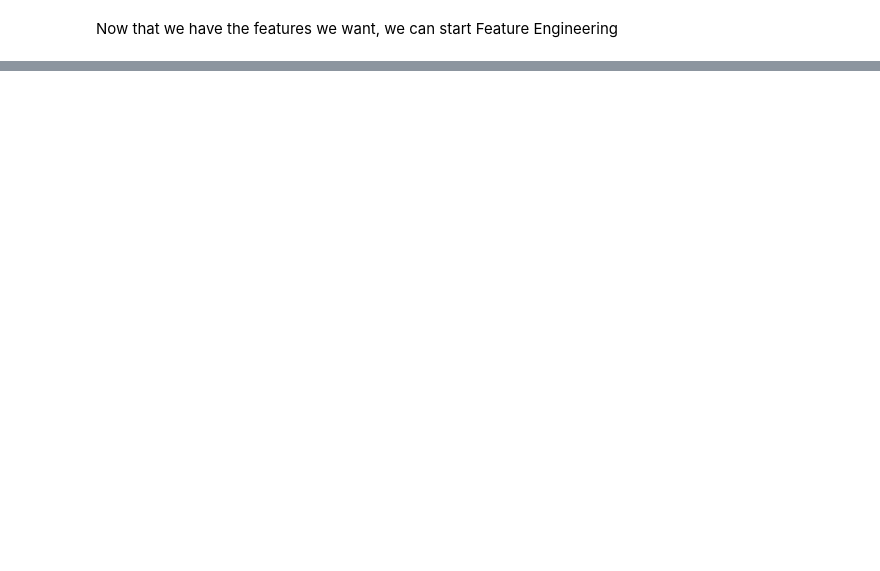
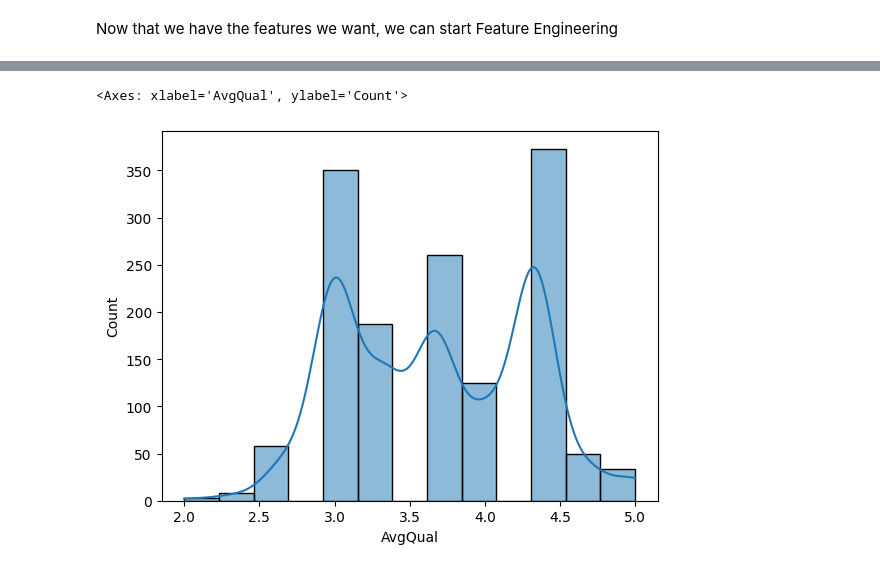
Before and after one commit to joseantonio002/kaggle, a Jupyter notebook: housing_prices/hp2.ipynb, the cells around one changed output, grey strips where cells are left out. Saved outputs shown, nothing was run; the diff lists cells and outputs as text; code cells hidden in the pictures; blank space fills up the shorter version.

```diff
--- a/housing_prices/hp2.ipynb
+++ b/housing_prices/hp2.ipynb
@@ -414,0 +509,3 @@ Index(['MSZoning', 'LotShape', 'LandContour', 'Neighborhood', 'RoofStyle',
+# %%
+# Delete biggest outliers in 1stFlrSF
+train_fe = train_fe.loc[train_fe['1stFlrSF'] < 2250]
@@ -414,0 +548,14 @@ Index(['MSZoning', 'LotShape', 'LandContour', 'Neighborhood', 'RoofStyle',
+# %%
+mapping = {
+    'Po': 1,
+    'Fa': 2,
+    'TA': 3,
+    'Gd': 4,
+    'Ex': 5
+}
+
+train_fe['HeatingQC'] = train_fe['HeatingQC'].map(mapping)
+train_fe['KitchenQual'] = train_fe['KitchenQual'].map(mapping)
+train_fe['ExterQual'] = train_fe['ExterQual'].map(mapping)
+# %%
+train_fe['AvgQual'] = round((train_fe['HeatingQC'] + train_fe['KitchenQual'] + train_fe['ExterQual']) / 3, 2)
@@ -414,0 +582,5 @@ Index(['MSZoning', 'LotShape', 'LandContour', 'Neighborhood', 'RoofStyle',
+# %%
+sns.histplot(train_fe['AvgQual'], kde=True)
+# %% [output]
+<Axes: xlabel='AvgQual', ylabel='Count'>
+[figure, added]
```
Also changed, not shown: parts of 36 cells of this notebook, 1 other file.
